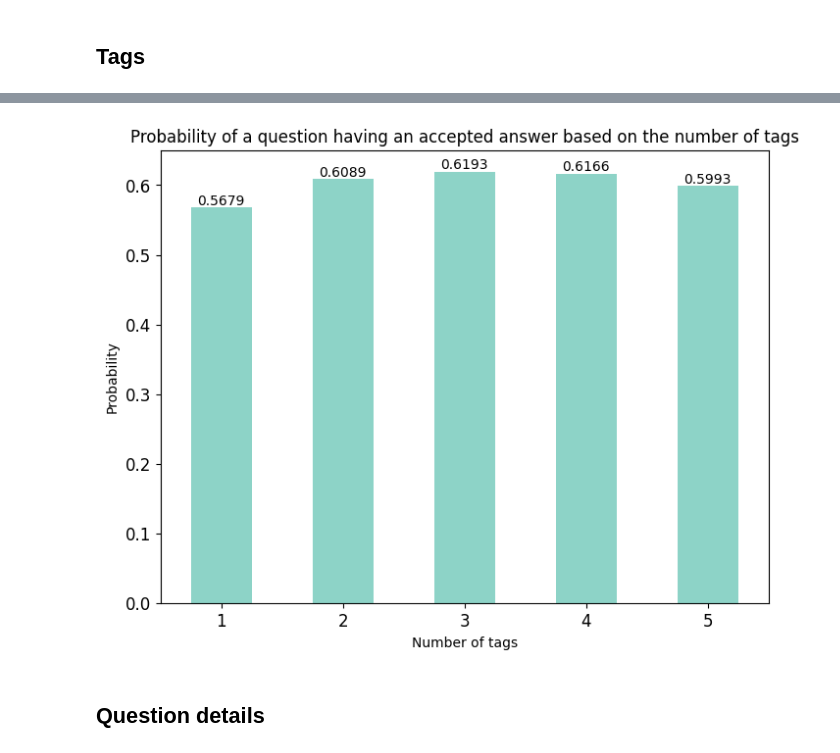
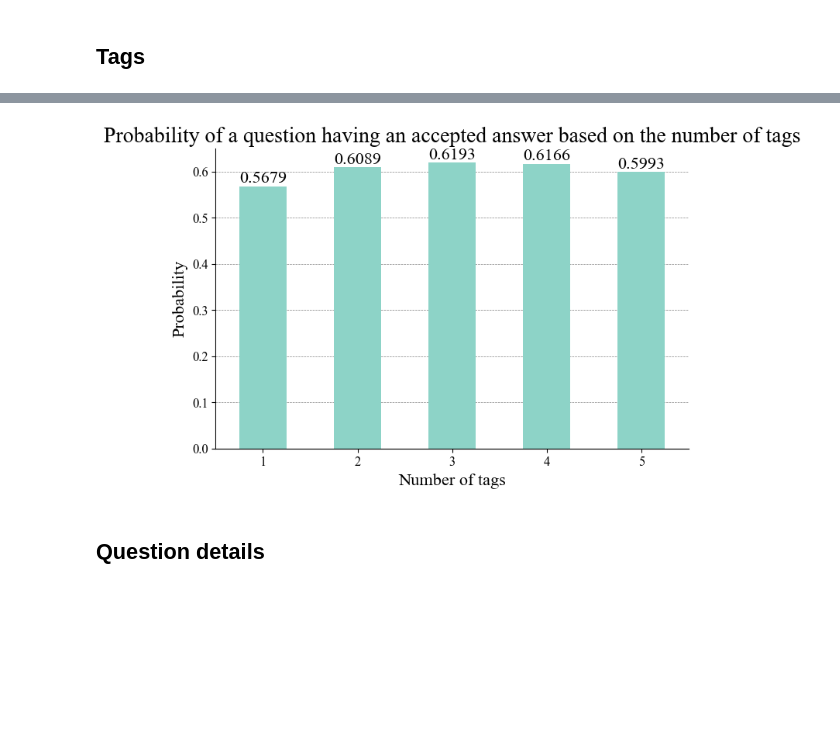
Before and after one commit to KMChris/bigdata, a Jupyter notebook: statistics.ipynb, the cells around one changed output, grey strips where cells are left out. Cells and saved outputs as stored; diff of their text form; code cells hidden in the pictures; blank space fills up the shorter version.

```diff
--- a/statistics.ipynb
+++ b/statistics.ipynb
@@ -6,9 +6,22 @@ from pyspark.sql.types import IntegerType, ArrayType
 from pyspark.ml.feature import Bucketizer
 from pyspark.sql import SparkSession
 import matplotlib.pyplot as plt
+import matplotlib as mpl
 import sys
 import os
 
+# plots style
+mpl.rcParams['figure.dpi'] = 100
+mpl.rcParams['figure.figsize'] = (8, 6)
+mpl.rcParams['font.family'] = 'serif'
+mpl.rcParams['font.serif'] = ['CMU Serif', 'Latin Modern Roman', 'Times New Roman', 'DejaVu Serif', 'Georgia']
+mpl.rcParams['font.size'] = 16
+mpl.rcParams['axes.spines.top'] = False
+mpl.rcParams['axes.spines.right'] = False
+mpl.rcParams['axes.titlesize'] = 20
+os.makedirs('raport', exist_ok=True)
+
+# environment variables
 os.environ['PYSPARK_PYTHON'] = sys.executable
 os.environ['PYSPARK_DRIVER_PYTHON'] = sys.executable
 # %%
@@ -112,14 +135,18 @@ plt.show()
 # %%
 # Probability of a question having an accepted answer based on the tag number
 ax = questions.groupBy("NumberOfTags").agg({"Accepted": "avg"}).orderBy("NumberOfTags").toPandas() \
          .plot.bar(x="NumberOfTags", y="avg(Accepted)",
-                   title="Probability of a question having an accepted answer based on the number of tags",
+                   title="Probability of a question having an accepted\n"
+                         "answer based on the number of tags",
                    figsize=(8, 6), rot=0, legend=False, fontsize=12, colormap='Set3',
-                   xlabel="Number of tags", ylabel="Probability")
+                   xlabel="Number of tags", ylabel="Probability", zorder=2)
 ax.bar_label(ax.containers[0], fmt='%.4f')
+ax.grid(which='major', linestyle='dashed', linewidth='0.5', color='gray', axis='y')
+plt.tight_layout(pad=3.0)
+plt.savefig('raport/tags_number.eps', format='eps', bbox_inches='tight')
 plt.show()
 # %% [output]
-[figure, old version]
+[figure, new version]
 # %% [markdown]
 ## Question details
 # %%
```
Also changed, not shown: parts of 9 cells of this notebook, 10 other files.
